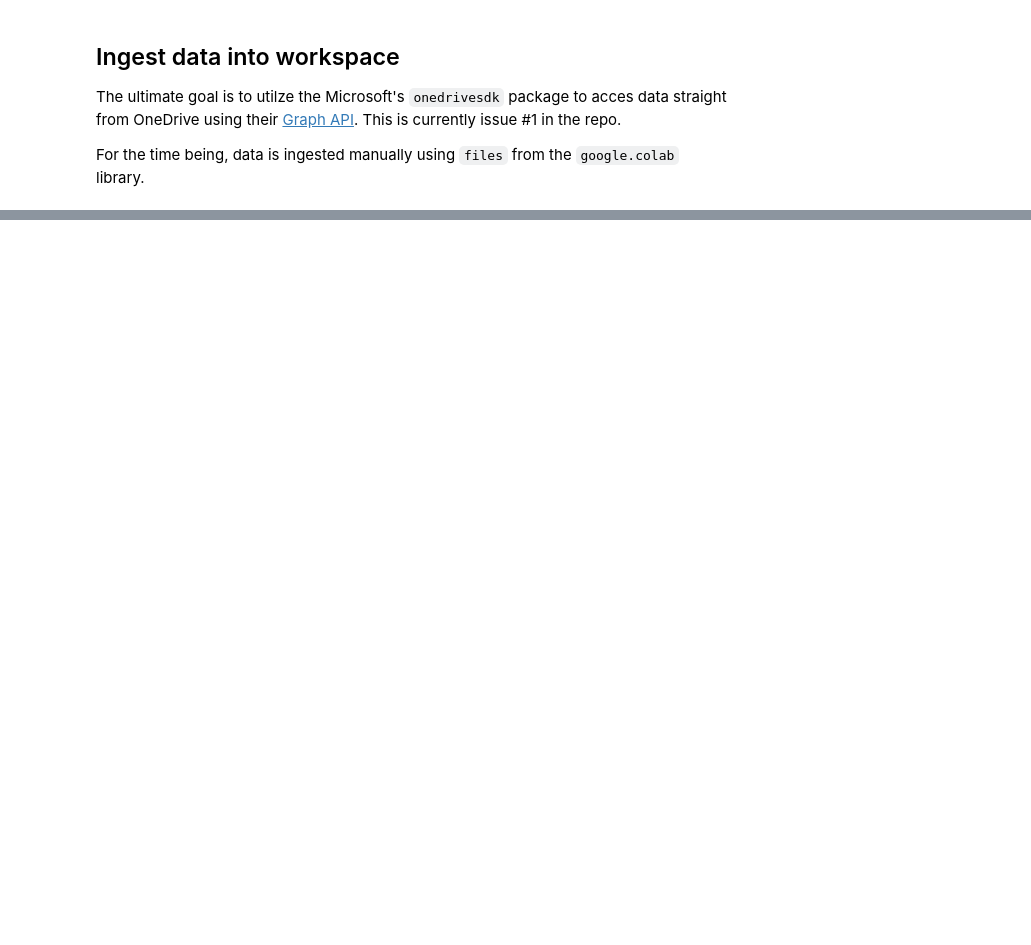
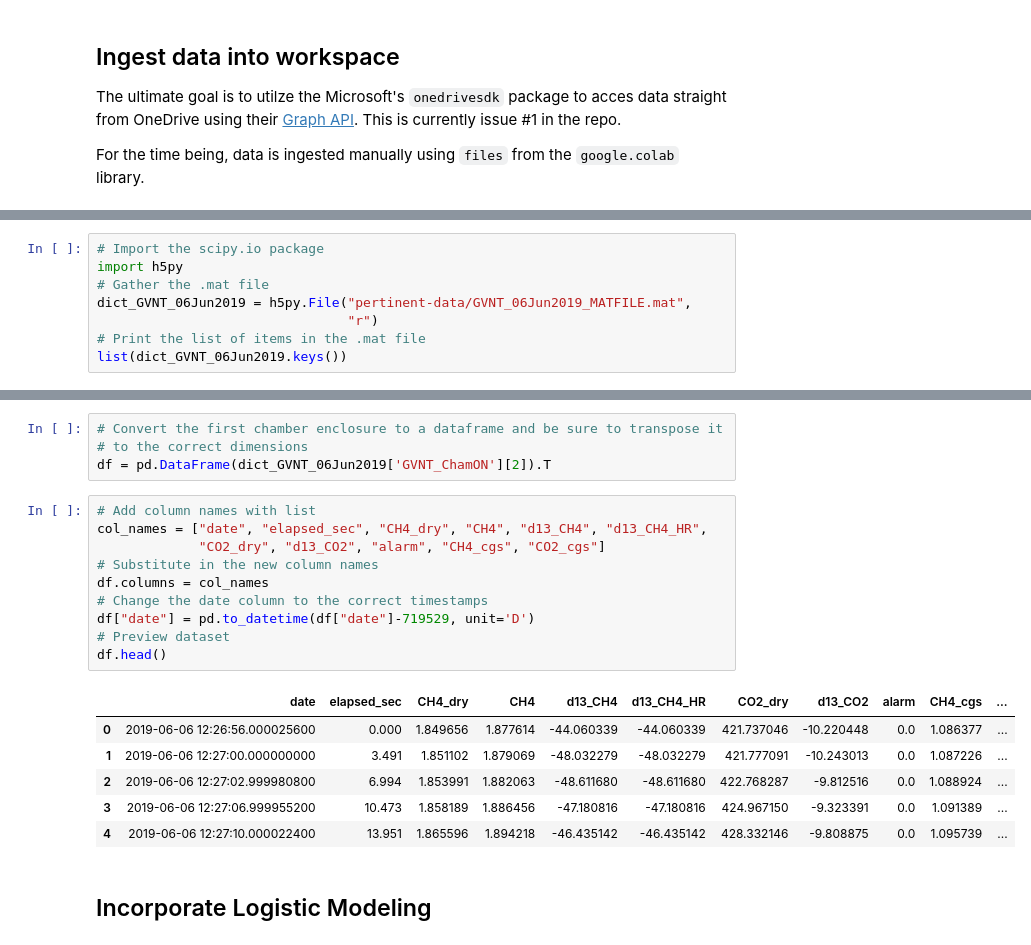
Before and after one commit to 907Resident/caldera-gases, a Jupyter notebook: forecast_sat_concentration.ipynb, the cells around one changed output, grey strips where cells are left out. Drawn from its saved outputs; the diff is of its cells as text; blank space fills up the shorter version.

```diff
--- a/forecast_sat_concentration.ipynb
+++ b/forecast_sat_concentration.ipynb
@@ -31,0 +71,8 @@ df_2018_YC = pd.read_excel(io.BytesIO(uploaded['YNP_SummaryData.xlsx']),
+# %%
+# Import the scipy.io package
+import h5py
+# Gather the .mat file
+dict_GVNT_06Jun2019 = h5py.File("pertinent-data/GVNT_06Jun2019_MATFILE.mat",
+                                "r")
+# Print the list of items in the .mat file
+list(dict_GVNT_06Jun2019.keys())
@@ -31,0 +91,23 @@ df_2018_YC = pd.read_excel(io.BytesIO(uploaded['YNP_SummaryData.xlsx']),
+# %%
+# Convert the first chamber enclosure to a dataframe and be sure to transpose it
+# to the correct dimensions
+df = pd.DataFrame(dict_GVNT_06Jun2019['GVNT_ChamON'][2]).T
+# %%
+# Add column names with list
+col_names = ["date", "elapsed_sec", "CH4_dry", "CH4", "d13_CH4", "d13_CH4_HR",
+             "CO2_dry", "d13_CO2", "alarm", "CH4_cgs", "CO2_cgs"]
+# Substitute in the new column names
+df.columns = col_names
+# Change the date column to the correct timestamps
+df["date"] = pd.to_datetime(df["date"]-719529, unit='D')
+# Preview dataset
+df.head()
+# %% [output]
+|  | date | elapsed_sec | CH4_dry | CH4 | d13_CH4 | d13_CH4_HR | CO2_dry | d13_CO2 | alarm | CH4_cgs | ... |
+| 0 | 2019-06-06 12:26:56.000025600 | 0.000 | 1.849656 | 1.877614 | -44.060339 | -44.060339 | 421.737046 | -10.220448 | 0.0 | 1.086377 | ... |
+| 1 | 2019-06-06 12:27:00.000000000 | 3.491 | 1.851102 | 1.879069 | -48.032279 | -48.032279 | 421.777091 | -10.243013 | 0.0 | 1.087226 | ... |
+| 2 | 2019-06-06 12:27:02.999980800 | 6.994 | 1.853991 | 1.882063 | -48.611680 | -48.611680 | 422.768287 | -9.812516 | 0.0 | 1.088924 | ... |
+| 3 | 2019-06-06 12:27:06.999955200 | 10.473 | 1.858189 | 1.886456 | -47.180816 | -47.180816 | 424.967150 | -9.323391 | 0.0 | 1.091389 | ... |
+| 4 | 2019-06-06 12:27:10.000022400 | 13.951 | 1.865596 | 1.894218 | -46.435142 | -46.435142 | 428.332146 | -9.808875 | 0.0 | 1.095739 | ... |
+# %% [markdown]
+## Incorporate Logistic Modeling
```
Also changed, not shown: parts of 11 cells of this notebook.
